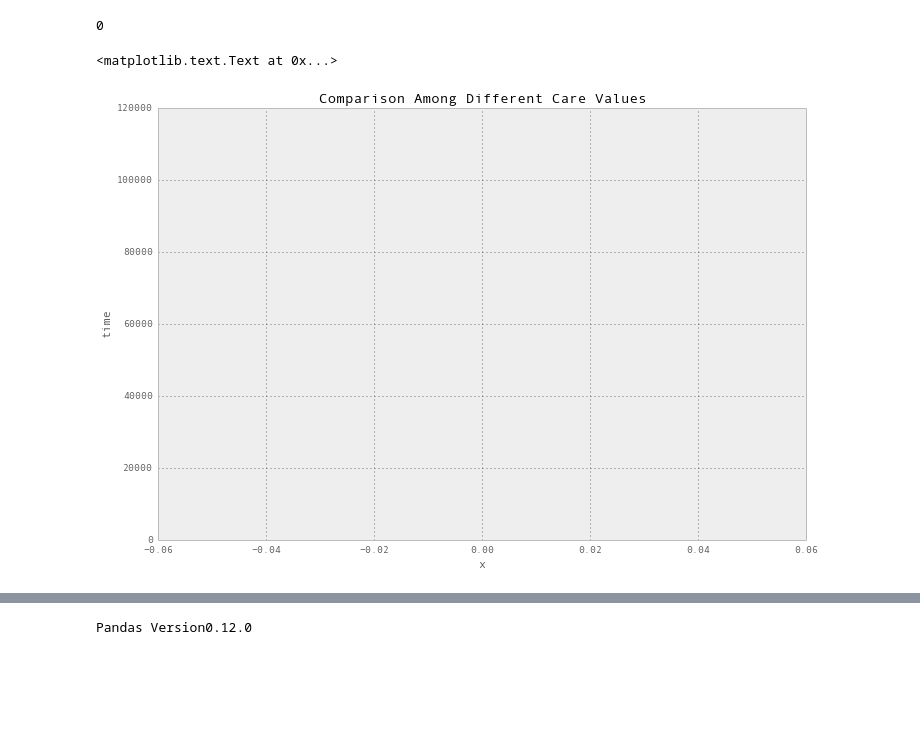
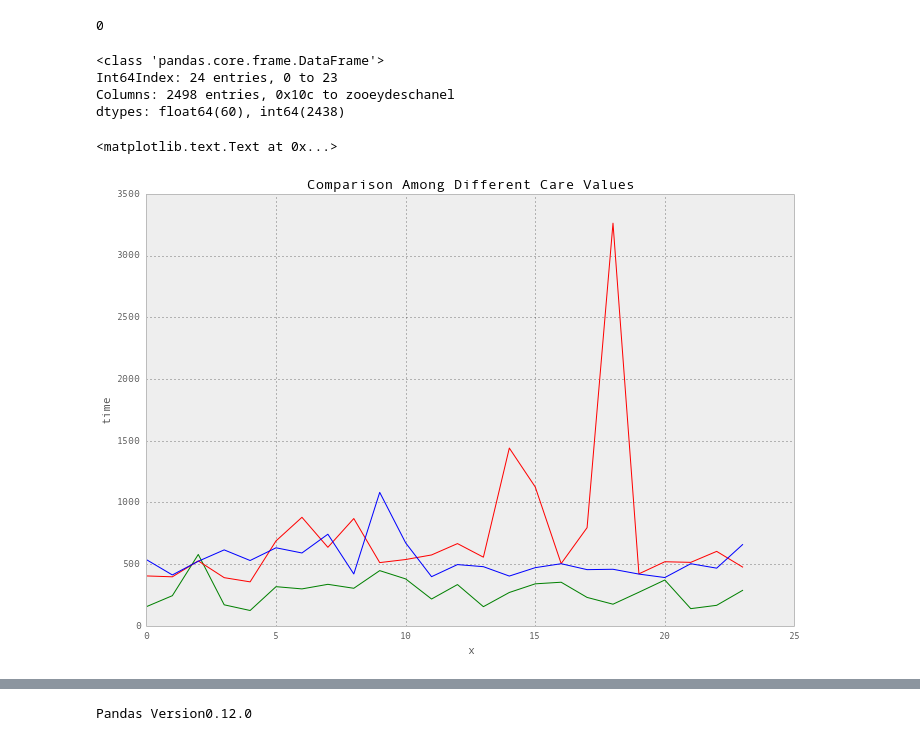
Before and after one commit to grepJimmyGu/capstone, a Jupyter notebook: Project.ipynb, the cells around one changed output, grey strips where cells are left out. Cells and saved outputs as stored; diff of their text form; code cells hidden in the pictures; blank space fills up the shorter version.

```diff
--- a/Project.ipynb
+++ b/Project.ipynb
@@ -37,47 +38,49 @@ Name: 0, dtype: object
 import datetime
 import pandas as pd
 pd.set_option('display.mpl_style', 'default')
-Time_care = pd.DataFrame({'Hour': range(24)})
 Time_count = pd.DataFrame({'Time': range(24)})
-Time_score = pd.DataFrame({'Time_Interval': range(24)})
+Time_karma = pd.DataFrame({'Time': range(24)})
+Time_care = pd.DataFrame({'Time': range(24)})
 def f(x):
     x = datetime.datetime.fromtimestamp(x).strftime('%H')
-    return x
-for i in name[0][1:30]:
+    return int(x)
+for i in name[0][0:2500]:
     original = i
     index = i + 'Clean' + '.csv'
     a = pd.read_table(index, sep = "\t")
     a['care_value'] = a['ups'] + a['downs']
     a['karma'] = a['ups'] - a['downs']
-    carevalue_max = []
-    karma_ave = []
-    # print index
-    for k in range(len(a["created_utc"])):
-        a["created_utc"][k] = datetime.datetime.fromtimestamp(a["created_utc"][k]).strftime('%H')
-    # a['created_utc'] = a['created_utc'].apply(f)
-    Time_count[original] = a['created_utc'].value_counts()
-    for j in range(24):
-        set_hour = a[a["created_utc"] == j]
-        carevalue_max.append(set_hour['care_value'].max())
-        karma_ave.append(set_hour['karma'].mean())
-    Time_care[original] = carevalue_max
-    Time_score[original] = karma_ave
+    try:
+        a['created_utc'] = a['created_utc'].apply(f)
+        Time_count[original] = a['created_utc'].value_counts()
+        temp_karma = pd.DataFrame({'Time': a['created_utc'],'karma': a['karma']})
+        temp_care = pd.DataFrame({'Time': a['created_utc'],'care_value': a['care_value']})
+        Time_karma[original] = temp_karma.groupby('Time', as_index = False).mean()['karma']
+        Time_care[original] = temp_care.groupby('Time', as_index = False).max()['care_value']
+    except: continue
+Time_karma.drop('Time', axis = 1)
+Time_care.drop('Time', axis = 1)
+# %% [output]
+<class 'pandas.core.frame.DataFrame'>
+Int64Index: 24 entries, 0 to 23
+Columns: 2498 entries, 0x10c to zooeydeschanel
+dtypes: float64(60), int64(2438)
 # %%
 %matplotlib inline
 import matplotlib
 from matplotlib import pyplot as plt
 import numpy as np
 fig = plt.figure()
 axes = fig.add_axes([0.2,0.2,1.5,1.5])
-plt.plot(Time_care[0:1], 'g')
-plt.plot(Time_care[2:3], 'r')
-plt.plot(Time_care[4:5], 'b')
+plt.plot(Time_care["0x10c"], 'g')
+plt.plot(Time_care["30ROCK"], 'r')
+plt.plot(Time_care["3DS"], 'b')
 axes.set_xlabel('x')
 axes.set_ylabel('time')
 axes.set_title('Comparison Among Different Care Values')
 # %% [output]
 <matplotlib.text.Text at 0x...>
-[figure, old version]
+[figure, new version]
 # %%
 import numpy as np
 import datetime
```
Also changed, not shown: parts of 7 cells of this notebook.
